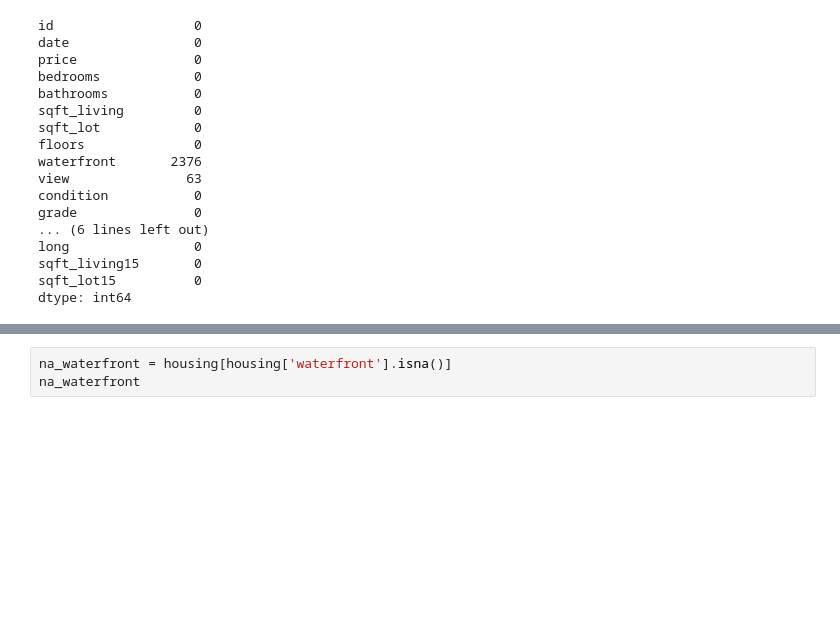
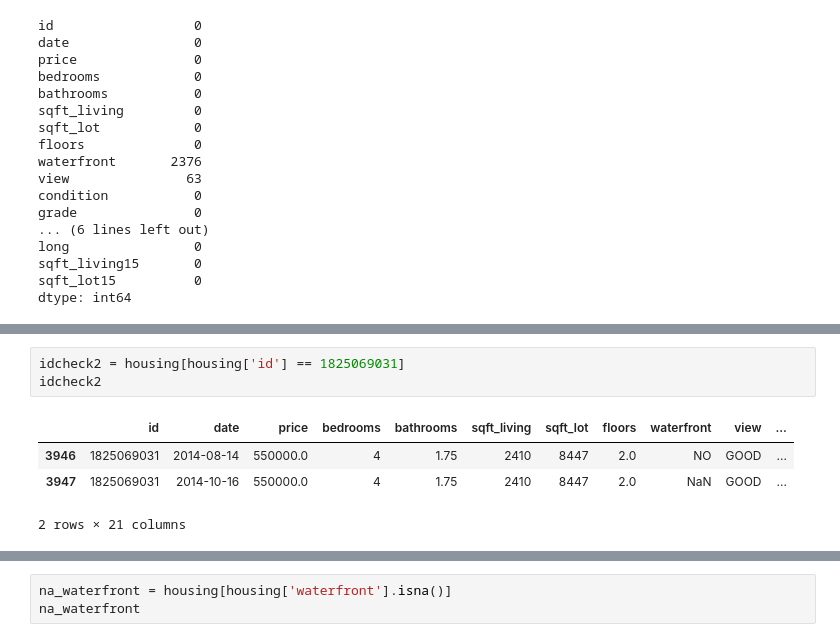
Before and after one commit to ondugba/Housing_Price_Predictor, a Jupyter notebook: Ogo.ipynb, the cells around one changed output, grey strips where cells are left out. Cells and saved outputs as stored; diff of their text form; blank space fills up the shorter version.

```diff
--- a/Ogo.ipynb
+++ b/Ogo.ipynb
@@ -114,2 +167,10 @@ house was not renovated. Let's explore the remaining two categories.
+# %%
+idcheck2 = housing[housing['id'] == 1825069031]
+idcheck2
+# %% [output]
+|  | id | date | price | bedrooms | bathrooms | sqft_living | sqft_lot | floors | waterfront | view | ... |
+| 3946 | 1825069031 | 2014-08-14 | 550000.0 | 4 | 1.75 | 2410 | 8447 | 2.0 | NO | GOOD | ... |
+| 3947 | 1825069031 | 2014-10-16 | 550000.0 | 4 | 1.75 | 2410 | 8447 | 2.0 | NaN | GOOD | ... |
+2 rows × 21 columns
 # %%
 housing['waterfront'].unique()
```
Also changed, not shown: parts of 31 cells of this notebook.
